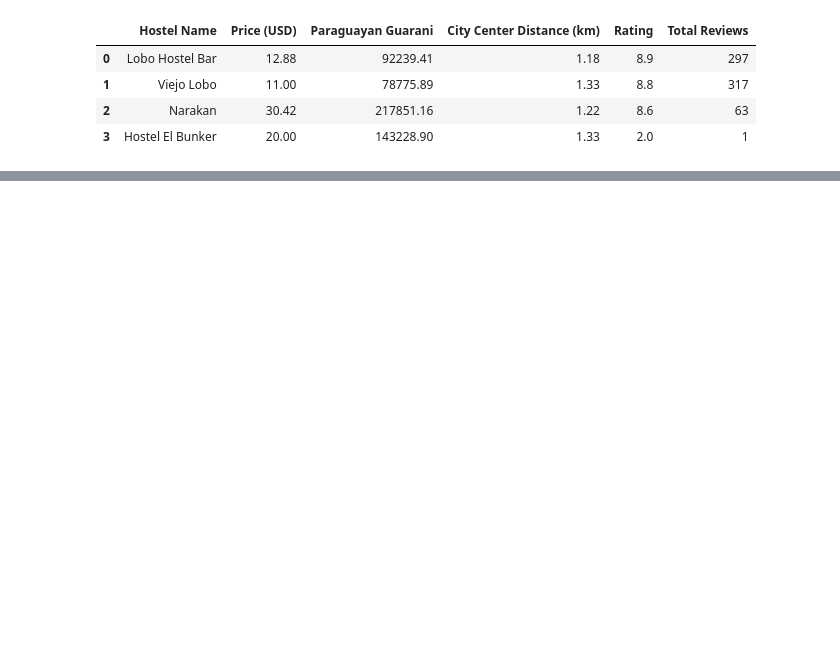
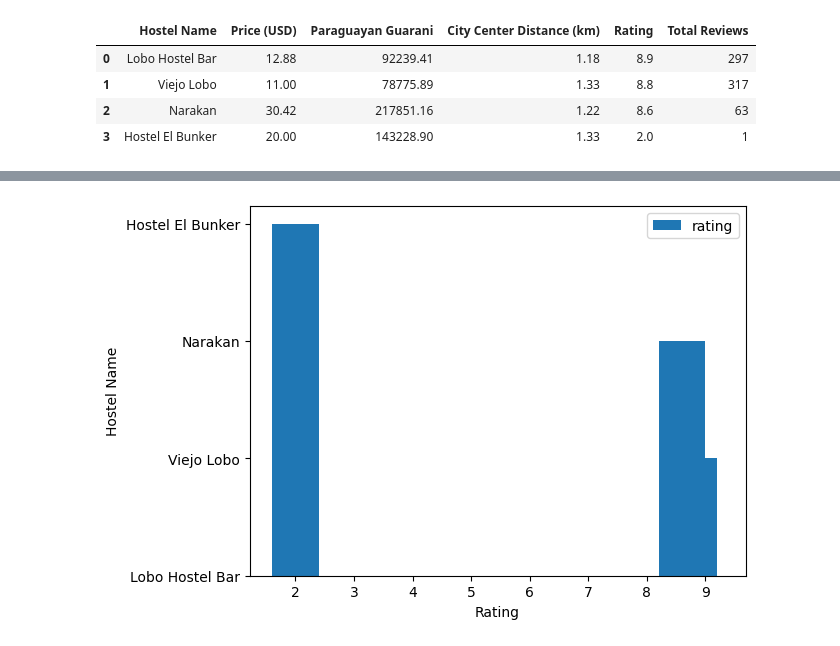
Before and after one commit to vknanavati/CIA-Factbook, a Jupyter notebook: Cabo_Polonio_Hostel.ipynb, the cells around one changed output, grey strips where cells are left out. Saved outputs shown, nothing was run; the diff lists cells and outputs as text; code cells hidden in the pictures; blank space fills up the shorter version.

```diff
--- a/Cabo_Polonio_Hostel.ipynb
+++ b/Cabo_Polonio_Hostel.ipynb
@@ -11,0 +42,14 @@ df.head()
+# %%
+
+plt.bar(df['Rating'], df['Hostel Name'], label = 'rating')
+plt.xlabel("Hostel Name")
+plt.ylabel("Rating")
+plt.legend()
+# ax.set_title('Hostel Ratings')
+# ax.set_xlabel('Hostel Name')
+# ax.set_ylabel('Rating')
+
+
+plt.show()
+# %% [output]
+[figure, added]
```
Also changed, not shown: parts of 6 cells of this notebook.
